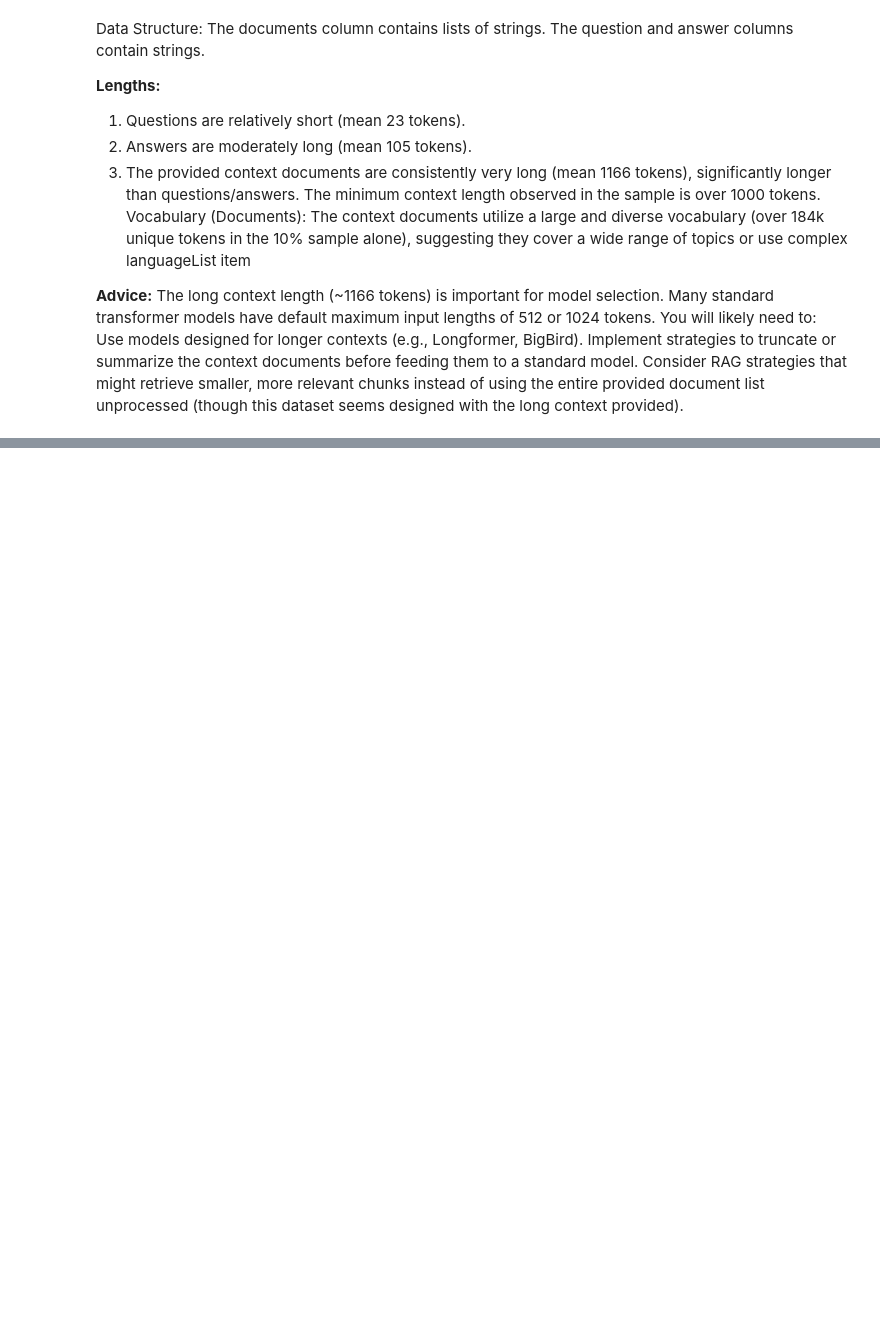
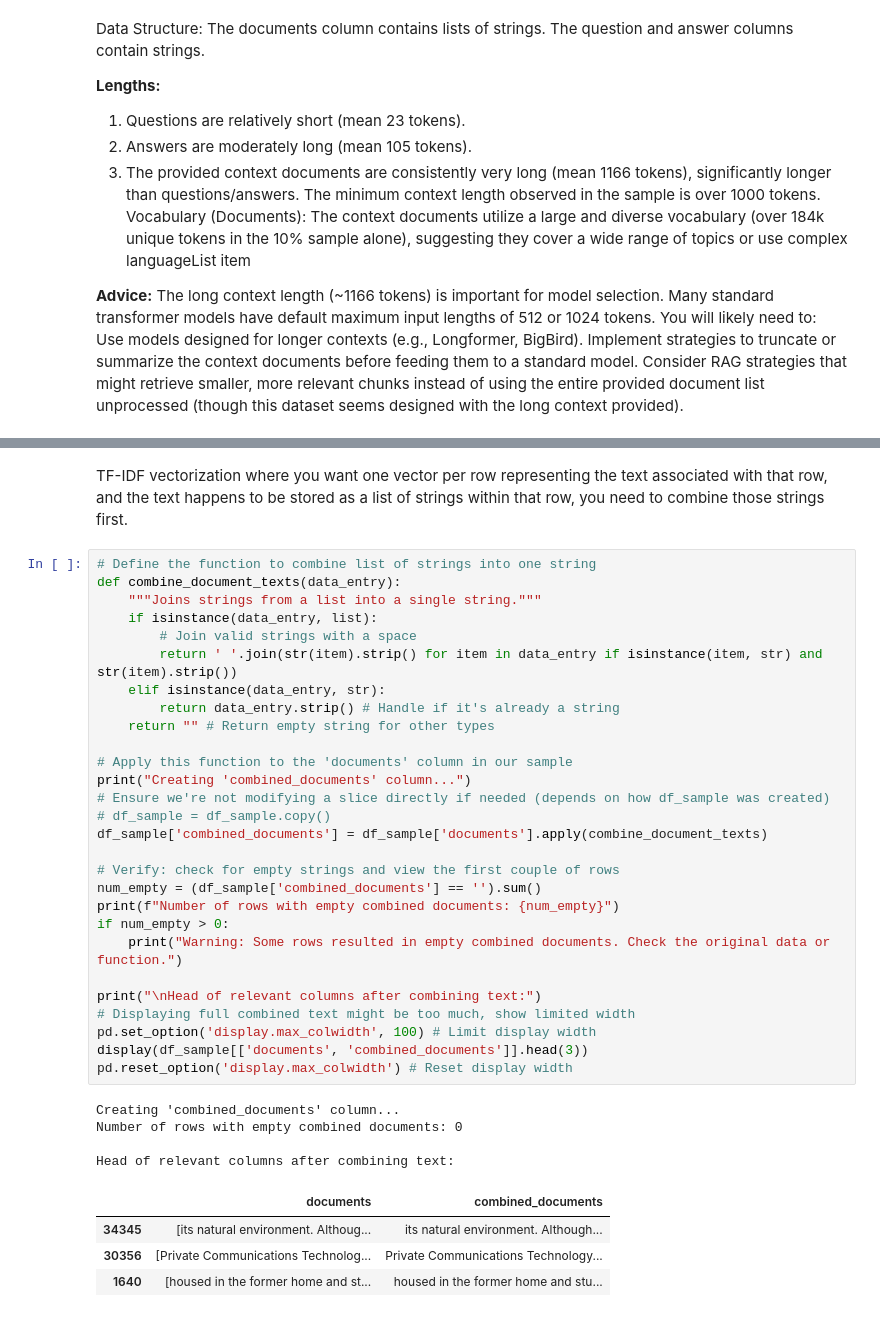
Before and after one commit to hirdeshkumar2407/RAG_Pipeline_LLM, a Jupyter notebook: 1_ClusterTheDocuments.ipynb, the cells around one changed output, grey strips where cells are left out. Saved outputs shown, nothing was run; the diff lists cells and outputs as text; blank space fills up the shorter version.

```diff
--- a/1_ClusterTheDocuments.ipynb
+++ b/1_ClusterTheDocuments.ipynb
@@ -556,0 +573,39 @@ Consider RAG strategies that might retrieve smaller, more relevant chunks instea
+# %% [markdown]
+ TF-IDF vectorization where you want one vector per row representing the text associated with that row, and the text happens to be stored as a list of strings within that row, you need to combine those strings first.
+# %%
+# Define the function to combine list of strings into one string
+def combine_document_texts(data_entry):
+    """Joins strings from a list into a single string."""
+    if isinstance(data_entry, list):
+        # Join valid strings with a space
+        return ' '.join(str(item).strip() for item in data_entry if isinstance(item, str) and str(item).strip())
+    elif isinstance(data_entry, str):
+        return data_entry.strip() # Handle if it's already a string
+    return "" # Return empty string for other types
+
+# Apply this function to the 'documents' column in our sample
+print("Creating 'combined_documents' column...")
+# Ensure we're not modifying a slice directly if needed (depends on how df_sample was created)
+# df_sample = df_sample.copy()
+df_sample['combined_documents'] = df_sample['documents'].apply(combine_document_texts)
+
+# Verify: check for empty strings and view the first couple of rows
+num_empty = (df_sample['combined_documents'] == '').sum()
+print(f"Number of rows with empty combined documents: {num_empty}")
+if num_empty > 0:
+    print("Warning: Some rows resulted in empty combined documents. Check the original data or function.")
+
+print("\nHead of relevant columns after combining text:")
+# Displaying full combined text might be too much, show limited width
+pd.set_option('display.max_colwidth', 100) # Limit display width
+display(df_sample[['documents', 'combined_documents']].head(3))
+pd.reset_option('display.max_colwidth') # Reset display width
+# %% [output]
+Creating 'combined_documents' column...
+Number of rows with empty combined documents: 0
+
+Head of relevant columns after combining text:
+|  | documents | combined_documents |
+| 34345 | [its natural environment. Althoug... | its natural environment. Although... |
+| 30356 | [Private Communications Technolog... | Private Communications Technology... |
+| 1640 | [housed in the former home and st... | housed in the former home and stu... |
```
Also changed, not shown: parts of 35 cells of this notebook.
